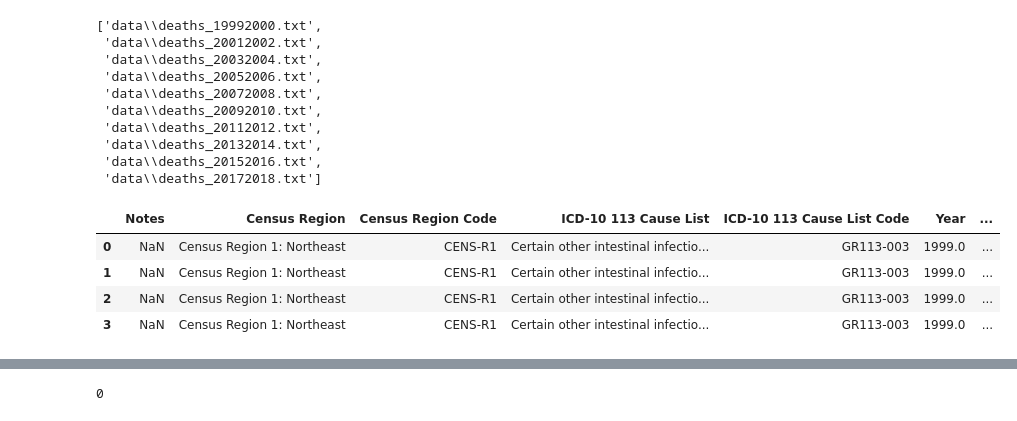
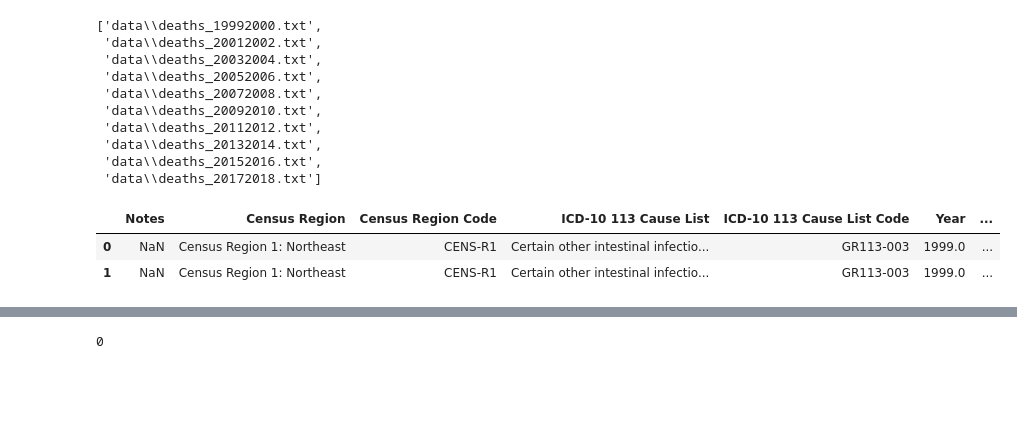
Before and after one commit to ryand231/deathstats, a Jupyter notebook: Deathbase_notebook.ipynb, the cells around one changed output, grey strips where cells are left out. Saved outputs shown, nothing was run; the diff lists cells and outputs as text; code cells hidden in the pictures; blank space fills up the shorter version.

```diff
--- a/Deathbase_notebook.ipynb
+++ b/Deathbase_notebook.ipynb
@@ -31,11 +34,9 @@ frame = pd.concat(li, axis=0, ignore_index=True)
 # %%
 #df = pd.read_csv('data/deaths_20172018.txt', sep='\t') ## Reading a single file
 # %%
-frame.head(4)
+frame.head(2)
 # %% [output]
 |  | Notes | Census Region | Census Region Code | ICD-10 113 Cause List | ICD-10 113 Cause List Code | Year | ... |
 | 0 | NaN | Census Region 1: Northeast | CENS-R1 | Certain other intestinal infectio... | GR113-003 | 1999.0 | ... |
 | 1 | NaN | Census Region 1: Northeast | CENS-R1 | Certain other intestinal infectio... | GR113-003 | 1999.0 | ... |
-| 2 | NaN | Census Region 1: Northeast | CENS-R1 | Certain other intestinal infectio... | GR113-003 | 1999.0 | ... |
-| 3 | NaN | Census Region 1: Northeast | CENS-R1 | Certain other intestinal infectio... | GR113-003 | 1999.0 | ... |
 # %%
```
Also changed, not shown: parts of 39 cells of this notebook, 3 other files.
